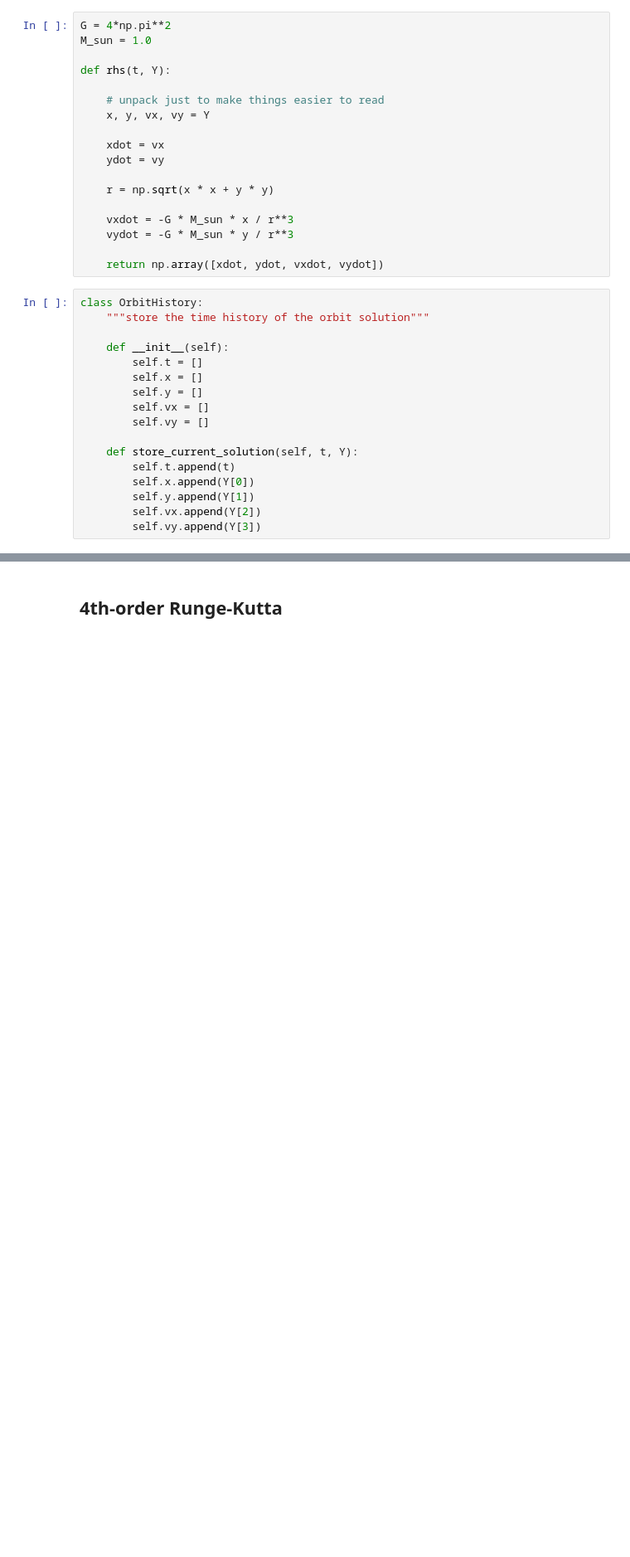
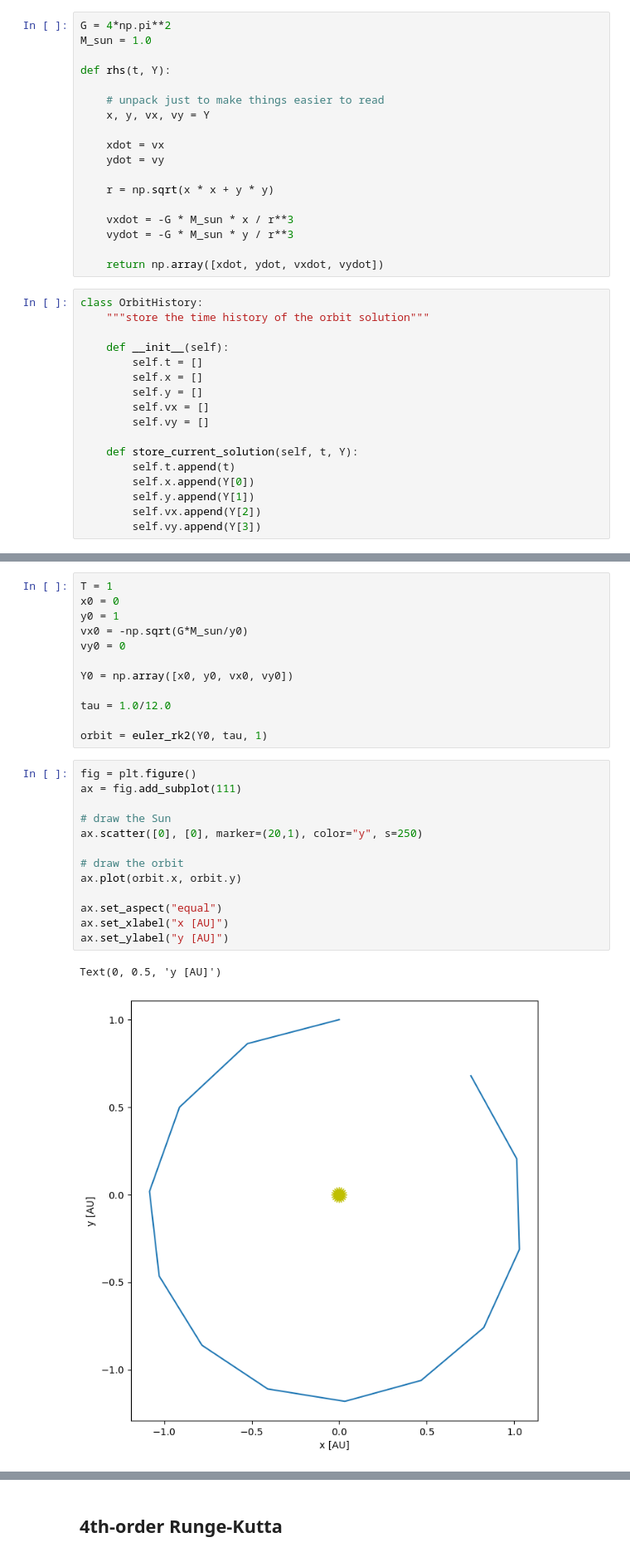
Before and after one commit to zingale/comp_astro_tutorial, a Jupyter notebook: content/04-ODEs/04-ODEs-partII.ipynb, the cells around one changed output, grey strips where cells are left out. Shown: that part at 83% size. Cells and saved outputs as stored; diff of their text form; blank space fills up the shorter version.

```diff
--- a/content/04-ODEs/04-ODEs-partII.ipynb
+++ b/content/04-ODEs/04-ODEs-partII.ipynb
@@ -47,0 +129,28 @@ class OrbitHistory:
+# %%
+T = 1
+x0 = 0
+y0 = 1
+vx0 = -np.sqrt(G*M_sun/y0)
+vy0 = 0
+
+Y0 = np.array([x0, y0, vx0, vy0])
+
+tau = 1.0/12.0
+
+orbit = euler_rk2(Y0, tau, 1)
+# %%
+fig = plt.figure()
+ax = fig.add_subplot(111)
+
+# draw the Sun
+ax.scatter([0], [0], marker=(20,1), color="y", s=250)
+
+# draw the orbit
+ax.plot(orbit.x, orbit.y)
+
+ax.set_aspect("equal")
+ax.set_xlabel("x [AU]")
+ax.set_ylabel("y [AU]")
+# %% [output]
+Text(0, 0.5, 'y [AU]')
+[figure, added]
```
Also changed, not shown: parts of 10 cells of this notebook, 5 other files.
